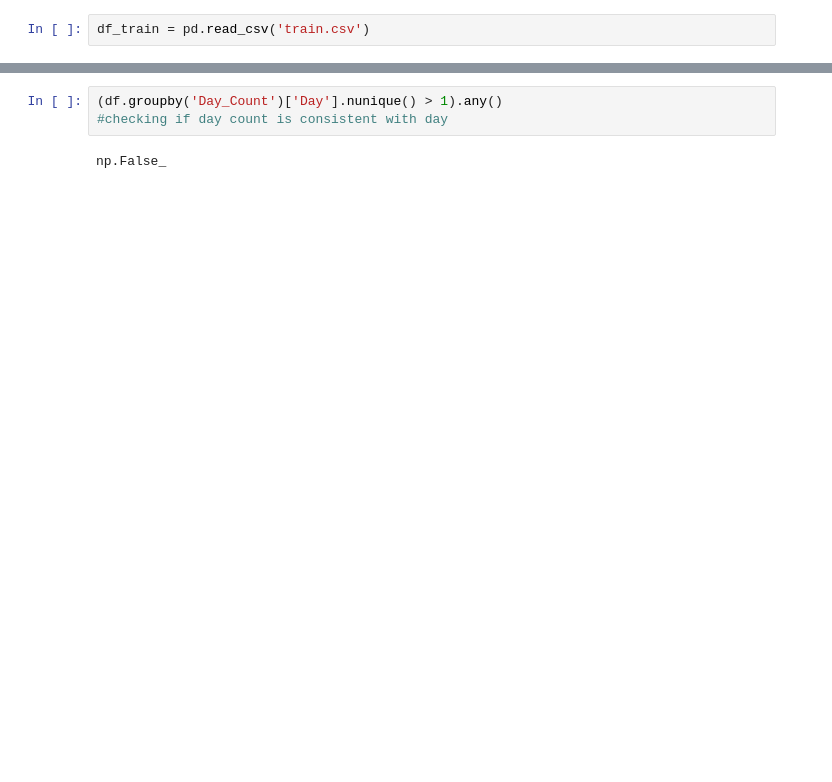
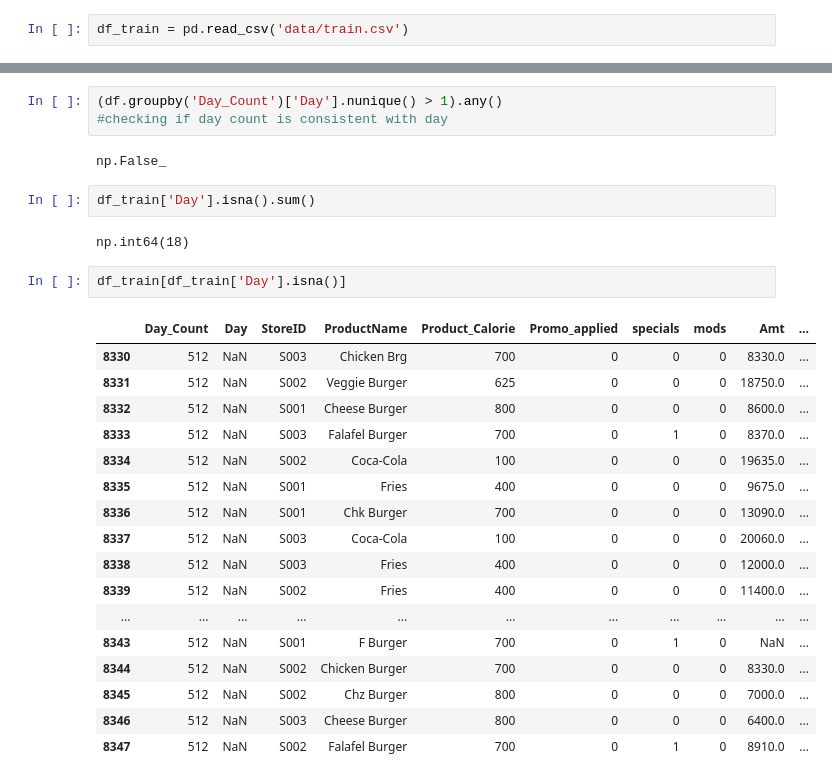
Before and after one commit to Sarthakpurii/product-demand-prediction, a Jupyter notebook: data_preprocessing_global.ipynb, the cells around one changed output, grey strips where cells are left out. Drawn from its saved outputs; the diff is of its cells as text; blank space fills up the shorter version.

```diff
--- a/data_preprocessing_global.ipynb
+++ b/data_preprocessing_global.ipynb
@@ -63,5 +63,5 @@ df_test.to_csv('test.csv', index=False)
 # %%
-df_train = pd.read_csv('train.csv')
+df_train = pd.read_csv('data/train.csv')
 # %%
 df_train.columns
 # %% [output]
@@ -128,3 +114,27 @@ df_train.head(10)
 #checking if day count is consistent with day
 # %% [output]
 np.False_
+# %%
+df_train['Day'].isna().sum()
+# %% [output]
+np.int64(18)
+# %%
+df_train[df_train['Day'].isna()]
+# %% [output]
+|  | Day_Count | Day | StoreID | ProductName | Product_Calorie | Promo_applied | specials | mods | Amt | ... |
+| 8330 | 512 | NaN | S003 | Chicken Brg | 700 | 0 | 0 | 0 | 8330.0 | ... |
+| 8331 | 512 | NaN | S002 | Veggie Burger | 625 | 0 | 0 | 0 | 18750.0 | ... |
+| 8332 | 512 | NaN | S001 | Cheese Burger | 800 | 0 | 0 | 0 | 8600.0 | ... |
+| 8333 | 512 | NaN | S003 | Falafel Burger | 700 | 0 | 1 | 0 | 8370.0 | ... |
+| 8334 | 512 | NaN | S002 | Coca-Cola | 100 | 0 | 0 | 0 | 19635.0 | ... |
+| 8335 | 512 | NaN | S001 | Fries | 400 | 0 | 0 | 0 | 9675.0 | ... |
+| 8336 | 512 | NaN | S001 | Chk Burger | 700 | 0 | 0 | 0 | 13090.0 | ... |
+| 8337 | 512 | NaN | S003 | Coca-Cola | 100 | 0 | 0 | 0 | 20060.0 | ... |
+| 8338 | 512 | NaN | S003 | Fries | 400 | 0 | 0 | 0 | 12000.0 | ... |
+| 8339 | 512 | NaN | S002 | Fries | 400 | 0 | 0 | 0 | 11400.0 | ... |
+| ... | ... | ... | ... | ... | ... | ... | ... | ... | ... | ... |
+| 8343 | 512 | NaN | S001 | F Burger | 700 | 0 | 1 | 0 | NaN | ... |
+| 8344 | 512 | NaN | S002 | Chicken Burger | 700 | 0 | 0 | 0 | 8330.0 | ... |
+| 8345 | 512 | NaN | S002 | Chz Burger | 800 | 0 | 0 | 0 | 7000.0 | ... |
+| 8346 | 512 | NaN | S003 | Cheese Burger | 800 | 0 | 0 | 0 | 6400.0 | ... |
+| 8347 | 512 | NaN | S002 | Falafel Burger | 700 | 0 | 1 | 0 | 8910.0 | ... |
```
Also changed, not shown: parts of 22 cells of this notebook.
